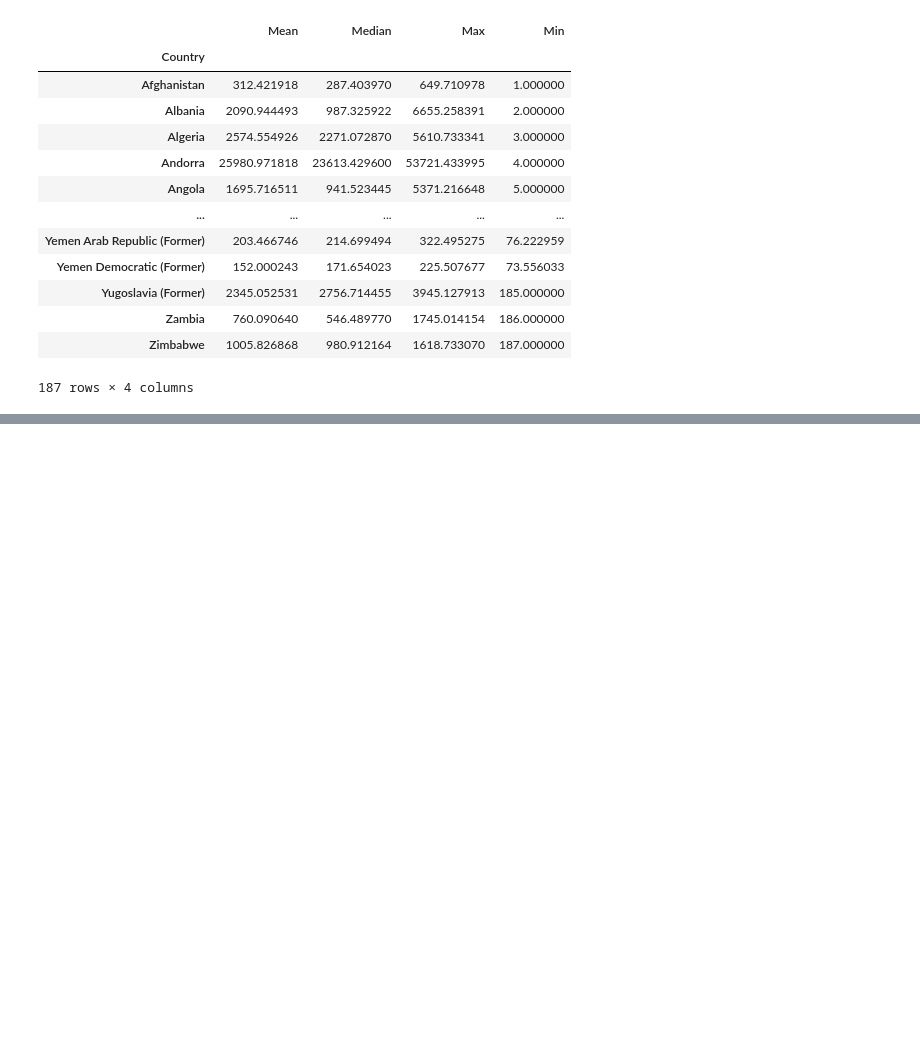
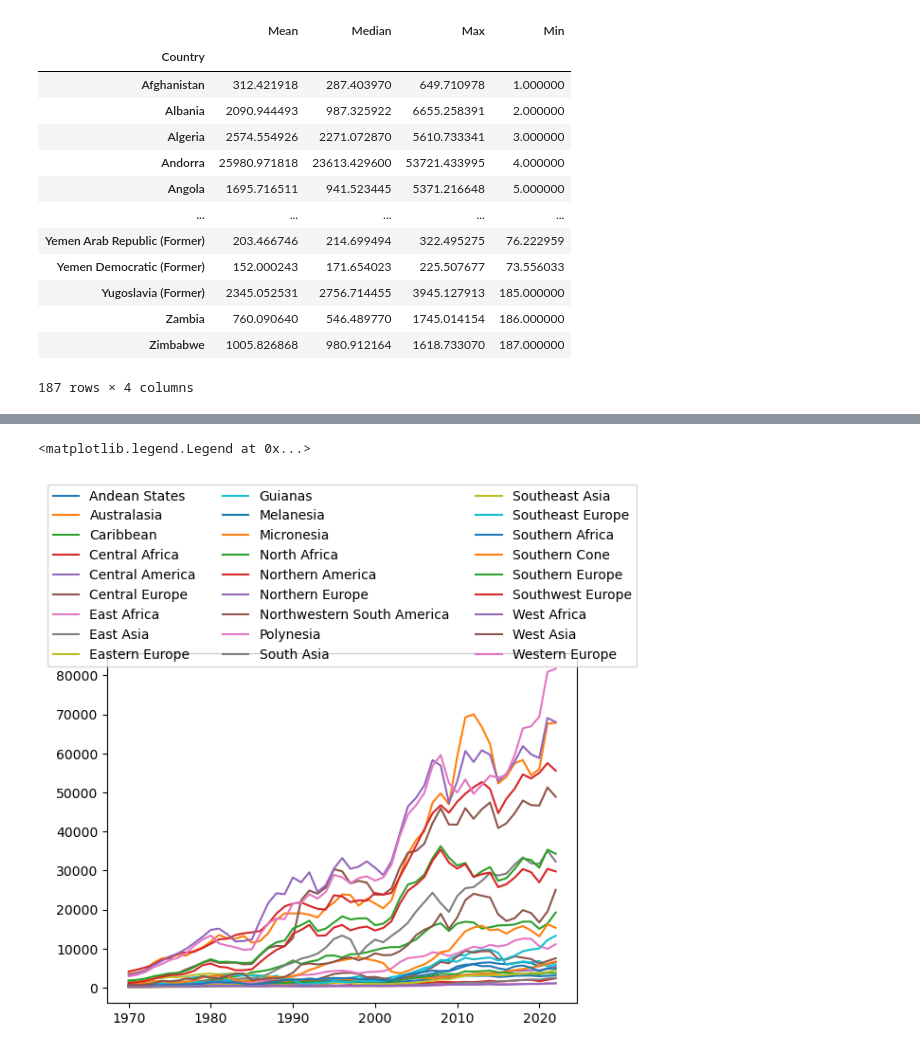
Before and after one commit to connerdekok/Country_GDP, a Jupyter notebook: Country_GDP.ipynb, the cells around one changed output, grey strips where cells are left out. Saved outputs shown, nothing was run; the diff lists cells and outputs as text; code cells hidden in the pictures; blank space fills up the shorter version.

```diff
--- a/Country_GDP.ipynb
+++ b/Country_GDP.ipynb
@@ -84,0 +152,11 @@ Zane End
+# %%
+# Find median GDP by region
+
+regions_70_90_median = df_70_90.drop(columns=["Country","Continent"], axis = 1).groupby(["Region"]).median()
+regions_91_93_median = df_91_93.drop(columns=["Country","Continent"], axis = 1).groupby(["Region"]).median()
+regions_94_10_median = df_94_10.drop(columns=["Country","Continent"], axis = 1).groupby(["Region"]).median()
+regions_11_12_median = df_11_12.drop(columns=["Country","Continent"], axis = 1).groupby(["Region"]).median()
+regions_13_22_median = df_13_22.drop(columns=["Country","Continent"], axis = 1).groupby(["Region"]).median()
+
+regions_median = pd.concat(objs =[regions_70_90_median, regions_91_93_median, regions_94_10_median, regions_11_12_median, regions_13_22_median], axis = 1)
+regions_median
@@ -84,0 +190,12 @@ Zane End
+# %%
+# Create line chart showing median GDP by continent over time
+
+# Uncomment to color-code by continent
+#regions_plot = regions_median.T.plot(color=('green','blue','red','orange','red','black','orange','purple','black','green','blue','blue','orange','red','black','green','blue','purple','purple','black','orange','green','black','black','orange','purple','black'))
+
+regions_plot = regions_median.T.plot()
+
+regions_plot.legend(loc='upper center', bbox_to_anchor=(0.5, 1.5),ncol=3)
+# %% [output]
+<matplotlib.legend.Legend at 0x...>
+[figure, added]
```
Also changed, not shown: parts of 22 cells of this notebook, 1 other file.
